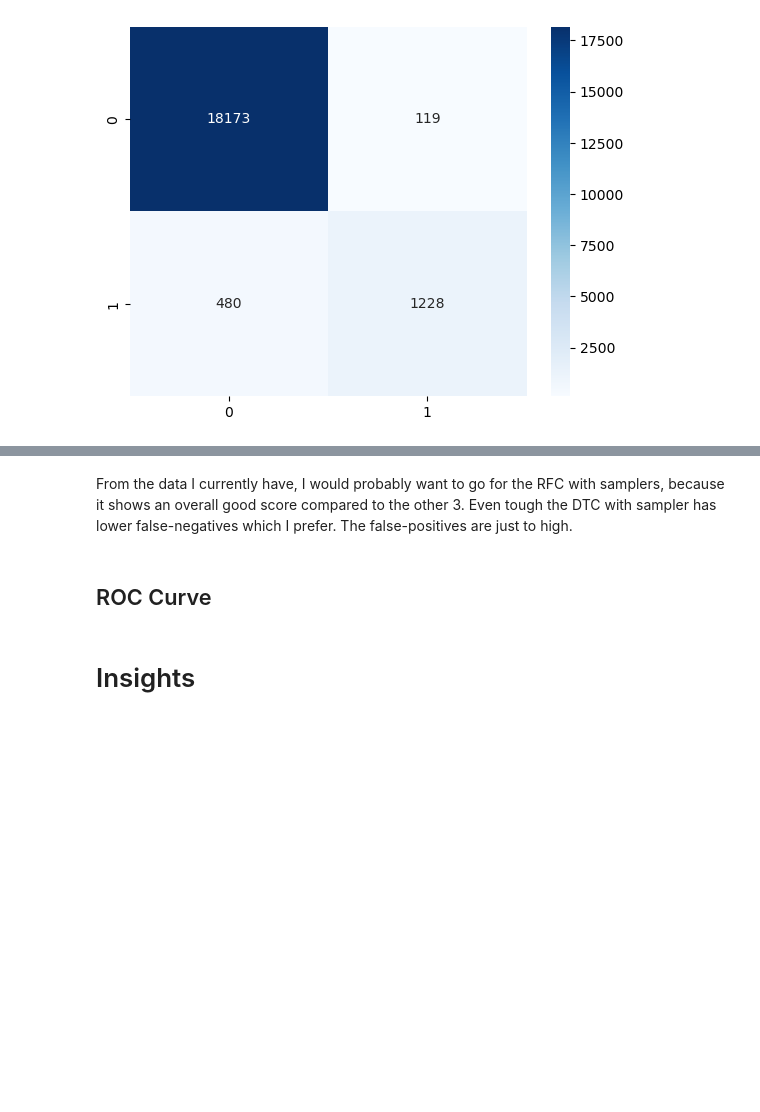
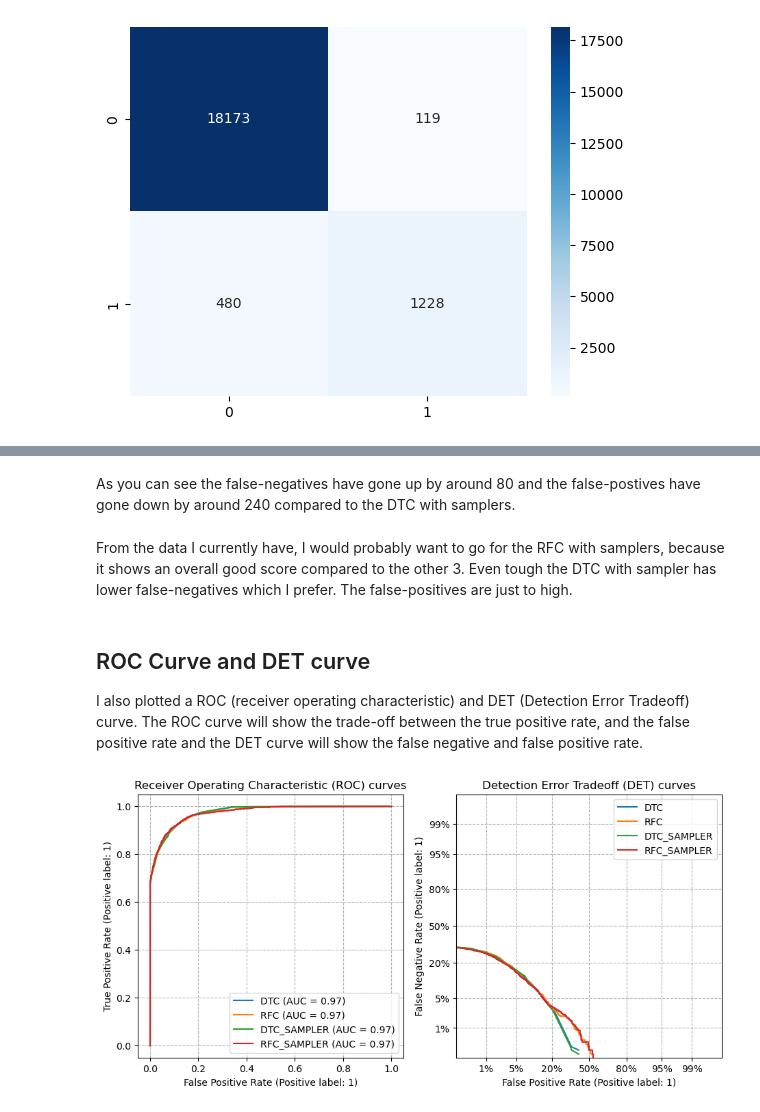
Before and after one commit to jarnoweemen/ML_Practice_Assignments, a Jupyter notebook: Practice 2/Practice 2 - Diabetes.ipynb, the cells around one changed output, grey strips where cells are left out. Saved outputs shown, nothing was run; the diff lists cells and outputs as text; code cells hidden in the pictures; blank space fills up the shorter version.

Commit message:
Added ROC and DET Curve + Tested on whole dataset + insights.

```diff
--- a/Practice 2/Practice 2 - Diabetes.ipynb
+++ b/Practice 2/Practice 2 - Diabetes.ipynb
@@ -516,6 +518,31 @@ As you can see the false-negatives have gone up by around 80 and the false-posti
-# %% [markdown]
-From the data I currently have, I would probably want to go for the RFC with samplers, because it shows an overall good score compared to the other 3. Even tough the DTC with sampler has lower false-negatives which I prefer. The false-positives are just to high.
+# %% [markdown]
+As you can see the false-negatives have gone up by around 80 and the false-postives have gone down by around 240 compared to the DTC with samplers.
+# %% [markdown]
+From the data I currently have, I would probably want to go for the RFC with samplers, because it shows an overall good score compared to the other 3. Even tough the DTC with sampler has lower false-negatives which I prefer. The false-positives are just to high.
 # %% [markdown]
-## ROC Curve
+## ROC Curve and DET curve
+I also plotted a ROC (receiver operating characteristic) and DET (Detection Error Tradeoff) curve. The ROC curve will show the trade-off between the true positive rate, and the false positive rate and the DET curve will show the false negative and false positive rate.
-# %% [markdown]
-# Insights
+# %%
+classifiers = {
+  "DTC": grid_search_dtc_no_sampler,
+  "RFC": grid_search_rfc_no_sampler,
+  "DTC_SAMPLER": grid_search_dtc,
+  "RFC_SAMPLER": grid_search_rfc
+}
+
+fig, [ax_roc, ax_det] = plt.subplots(1, 2, figsize=(11, 5))
+
+for name, clf in classifiers.items():
+    RocCurveDisplay.from_estimator(clf, X_test, y_test, ax=ax_roc, name=name)
+    DetCurveDisplay.from_estimator(clf, X_test, y_test, ax=ax_det, name=name)
+
+ax_roc.set_title("Receiver Operating Characteristic (ROC) curves")
+ax_det.set_title("Detection Error Tradeoff (DET) curves")
+
+ax_roc.grid(linestyle="--")
+ax_det.grid(linestyle="--")
+
+plt.legend()
+plt.show()
+# %% [output]
+[figure, added]
```
Also changed, not shown: parts of 30 cells of this notebook.
